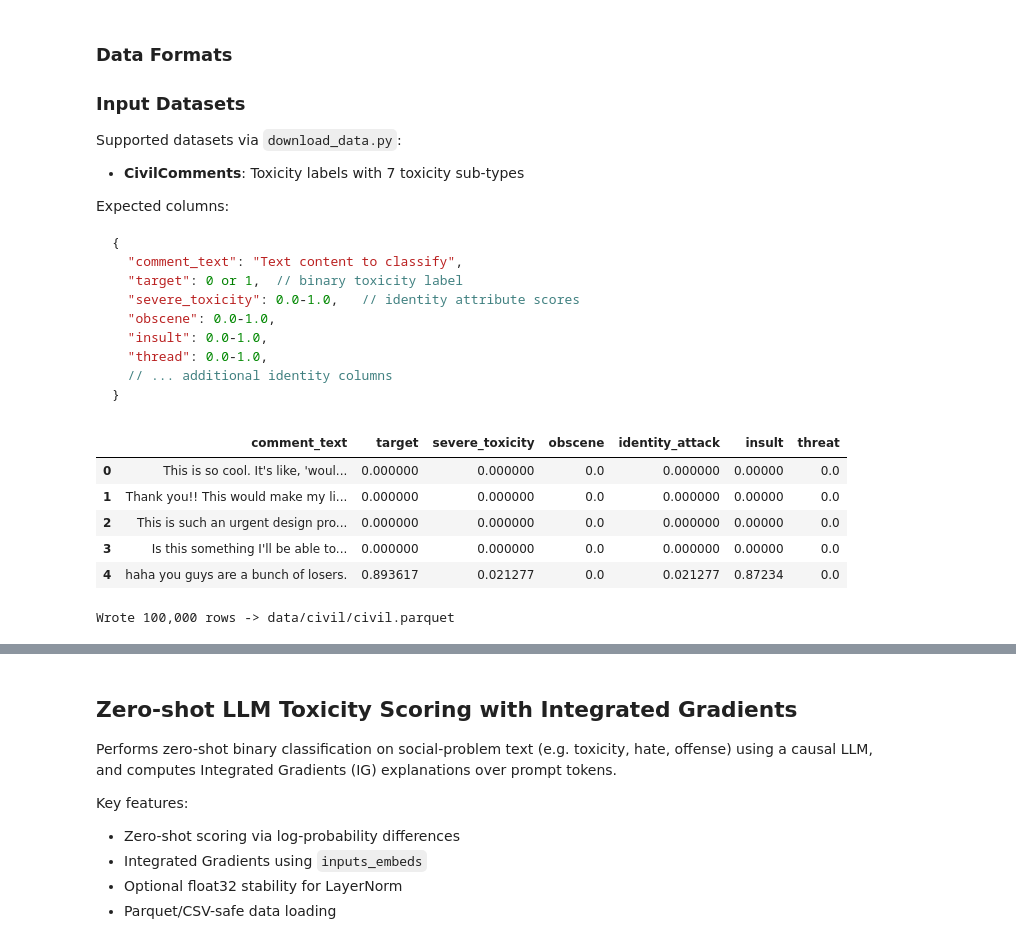
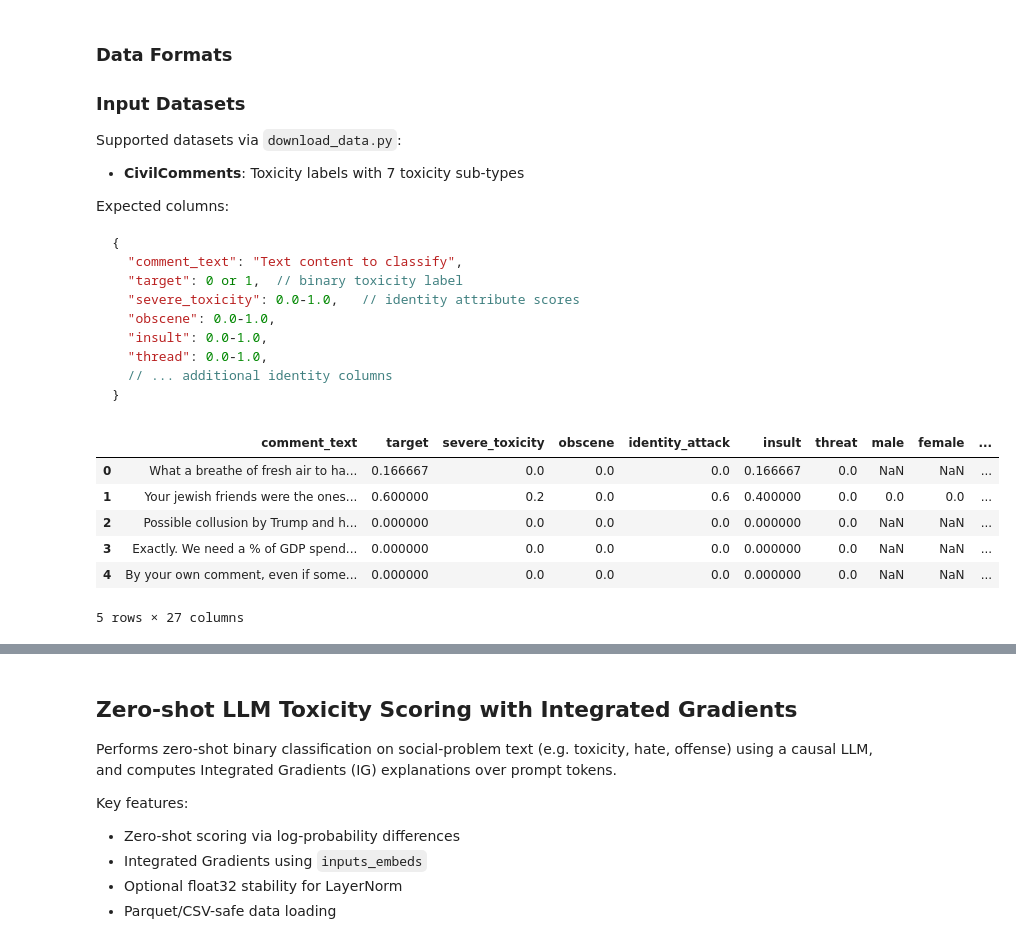
Before and after one commit to VectorInstitute/interpretability-llms-agents, a Jupyter notebook: implementations/toxicity_fairness_analysis/zero_shot_hate_explanations.ipynb, the cells around one changed output, grey strips where cells are left out. Saved outputs shown, nothing was run; the diff lists cells and outputs as text; code cells hidden in the pictures.

Commit message:
Added functions to have one run for both datasets instead of separate ones

````diff
--- a/implementations/toxicity_fairness_analysis/zero_shot_hate_explanations.ipynb
+++ b/implementations/toxicity_fairness_analysis/zero_shot_hate_explanations.ipynb
@@ -66,12 +64,47 @@ from src.download_data import (
 )
 # %%
 # Configuration (edit interactively)
-DATASET = "civil"
+DATASET = "jigsaw" # jigsaw or civil
 STREAM = True
-TAKE = 100000 # for full data = 100000, 5_000
+TAKE = 50000 # for full data = 100000, 5_000 # for jigsaw = 50000
 SAMPLE = None
 DATA_DIR = f"./data/{DATASET}/"
 OUT_PATH = f"./data/{DATASET}/{DATASET}.parquet"
+# %%
+def load_dataset(
+    dataset_name,
+    TAKE,
+    DATA_DIR,
+):
+    """Load the dataset based on the dataset name and return a DataFrame."""
+    if dataset_name == "civil":
+        df = load_civil(stream=True, take=TAKE)
+
+        if TAKE and len(df) > TAKE:
+            df = df.sample(TAKE, random_state=42).reset_index(drop=True)
+        return df
+
+    if dataset_name == "jigsaw":
+        df = pd.read_csv(f"{DATA_DIR}/train.csv")
+        # Keep only the relevant columns
+        COLS_KEEP = [
+            "comment_text", "target", "severe_toxicity",
+            "obscene", "identity_attack", "insult",
+            "threat", "male", "female",
+            "transgender", "other_gender", "heterosexual",
+            "homosexual_gay_or_lesbian", "bisexual",
+            "other_sexual_orientation", "christian",
+            "jewish", "muslim", "hindu",
+            "buddhist", "atheist", "other_religion",
+            "black", "white", "asian", "latino", "other_race_or_ethnicity",
+        ]
+
+        df = df[COLS_KEEP].copy()
+
+        if TAKE:
+            df = df.sample(TAKE, random_state=42).reset_index(drop=True)
+
+        return df
 # %% [markdown]
 ### Data Formats
 
@@ -91,21 +124,15 @@ Expected columns:
   // ... additional identity columns
 }
 ```
-# %%
-df = load_civil(stream=STREAM, take=TAKE)
-
-if SAMPLE and len(df) > SAMPLE:
-    df = df.sample(SAMPLE, random_state=42).reset_index(drop=True)
-
-df.head()
-# %% [output]
-|  | comment_text | target | severe_toxicity | obscene | identity_attack | insult | threat |
-| 0 | This is so cool. It's like, 'woul... | 0.000000 | 0.000000 | 0.0 | 0.000000 | 0.00000 | 0.0 |
-| 1 | Thank you!! This would make my li... | 0.000000 | 0.000000 | 0.0 | 0.000000 | 0.00000 | 0.0 |
-| 2 | This is such an urgent design pro... | 0.000000 | 0.000000 | 0.0 | 0.000000 | 0.00000 | 0.0 |
-| 3 | Is this something I'll be able to... | 0.000000 | 0.000000 | 0.0 | 0.000000 | 0.00000 | 0.0 |
-| 4 | haha you guys are a bunch of losers. | 0.893617 | 0.021277 | 0.0 | 0.021277 | 0.87234 | 0.0 |
-# %%
-to_parquet(df, OUT_PATH)
-# %% [output]
-Wrote 100,000 rows -> data/civil/civil.parquet
+# %%
+# Load the dataset
+df = load_dataset(DATASET,TAKE, DATA_DIR)
+df.head()
+# %% [output]
+|  | comment_text | target | severe_toxicity | obscene | identity_attack | insult | threat | male | female | ... |
+| 0 | What a breathe of fresh air to ha... | 0.166667 | 0.0 | 0.0 | 0.0 | 0.166667 | 0.0 | NaN | NaN | ... |
+| 1 | Your jewish friends were the ones... | 0.600000 | 0.2 | 0.0 | 0.6 | 0.400000 | 0.0 | 0.0 | 0.0 | ... |
+| 2 | Possible collusion by Trump and h... | 0.000000 | 0.0 | 0.0 | 0.0 | 0.000000 | 0.0 | NaN | NaN | ... |
+| 3 | Exactly. We need a % of GDP spend... | 0.000000 | 0.0 | 0.0 | 0.0 | 0.000000 | 0.0 | NaN | NaN | ... |
+| 4 | By your own comment, even if some... | 0.000000 | 0.0 | 0.0 | 0.0 | 0.000000 | 0.0 | NaN | NaN | ... |
+5 rows × 27 columns
````
Also changed, not shown: parts of 59 cells of this notebook.
